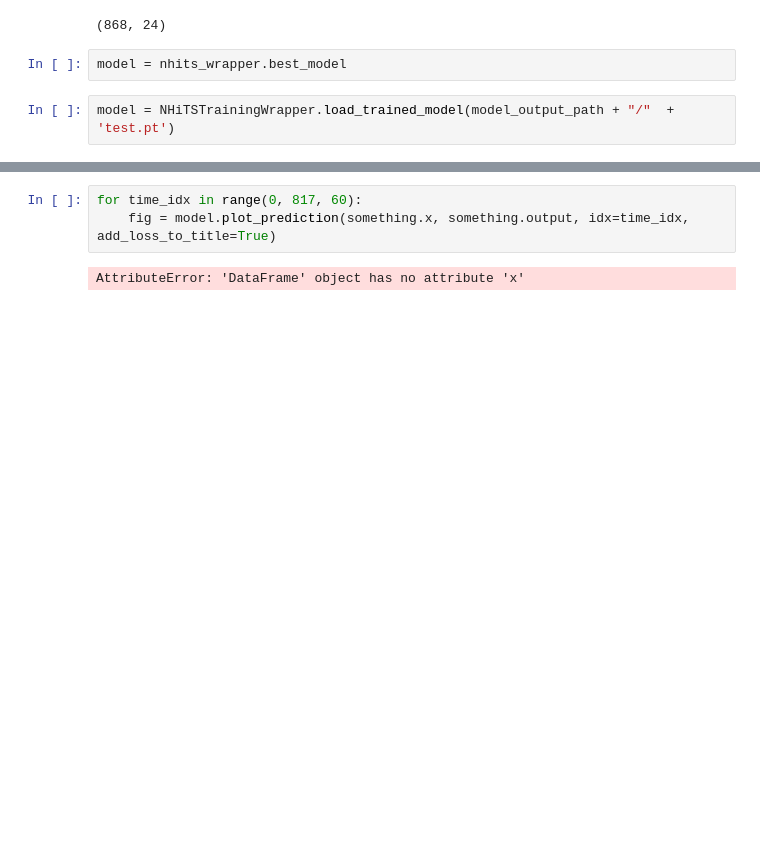
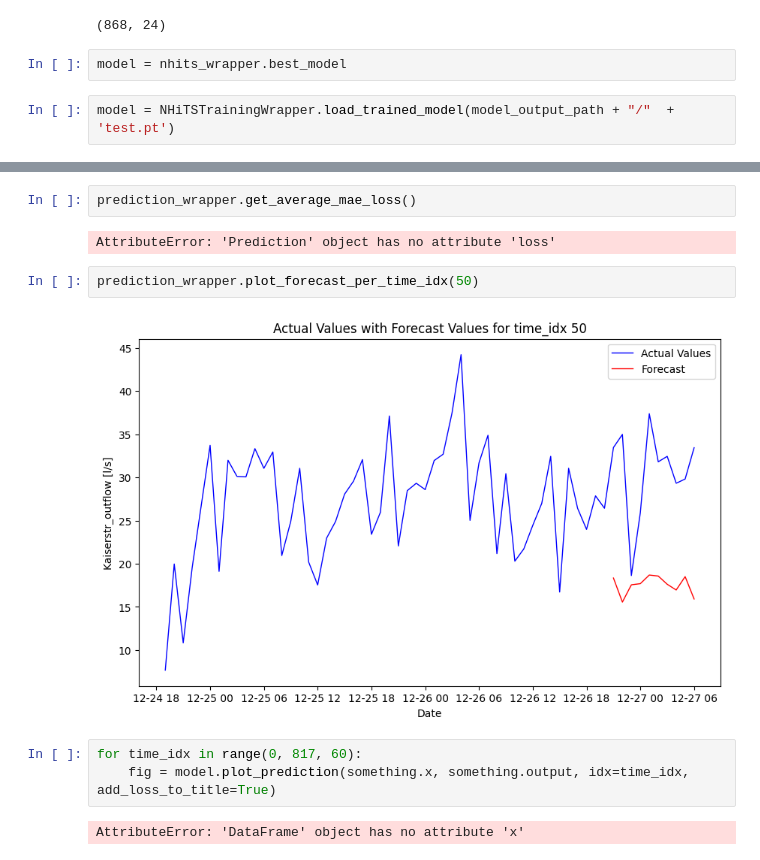
Before and after one commit to vipin2310/UT_RIWWER_project, a Jupyter notebook: main.ipynb, the cells around one changed output, grey strips where cells are left out. Drawn from its saved outputs; the diff is of its cells as text; blank space fills up the shorter version.

Commit message:
Add the plots of forecast per time_idx

```diff
--- a/main.ipynb
+++ b/main.ipynb
@@ -75,3 +75,11 @@ prediction_wrapper.plot_forecast_for_all(forecast_step_ahead=10, plot_forecast_d
+# %%
+prediction_wrapper.get_average_mae_loss()
+# %% [output]
+AttributeError: 'Prediction' object has no attribute 'loss'
+# %%
+prediction_wrapper.plot_forecast_per_time_idx(50)
+# %% [output]
+[figure, added]
 # %%
 for time_idx in range(0, 817, 60):
     fig = model.plot_prediction(something.x, something.output, idx=time_idx, add_loss_to_title=True)
```
Also changed, not shown: parts of 3 cells of this notebook, 1 other file.
